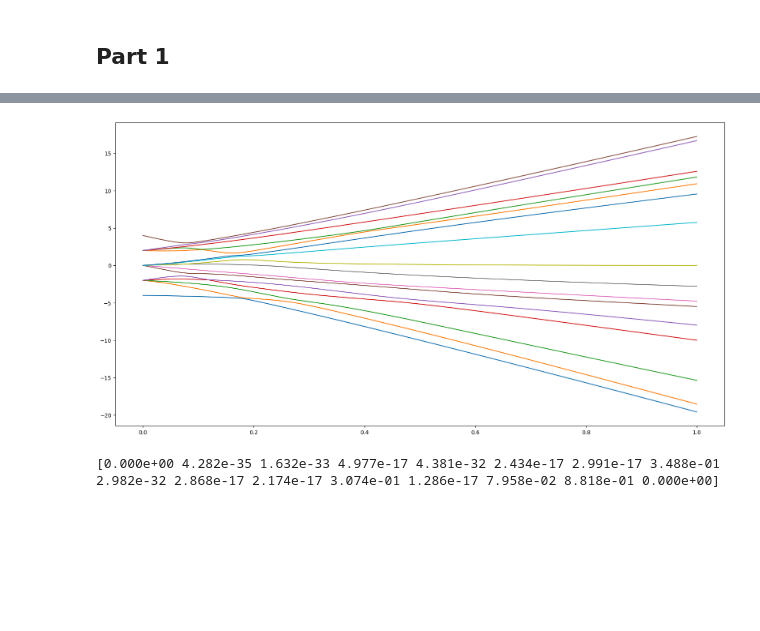
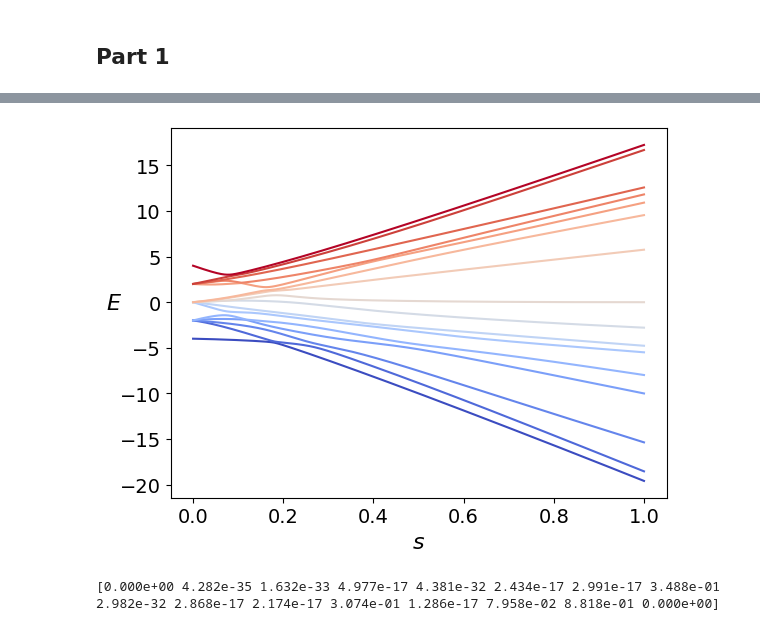
Before and after one commit to Waterbird20/QuantumChallenge, a Jupyter notebook: Prob3/src/prob3.ipynb, the cells around one changed output, grey strips where cells are left out. Drawn from its saved outputs; the diff is of its cells as text; code cells hidden in the pictures; blank space fills up the shorter version.

```diff
--- a/Prob3/src/prob3.ipynb
+++ b/Prob3/src/prob3.ipynb
@@ -219,2 +279,8 @@ for i in range(result.shape[0]):
 # %%
-test = AdiabaticSimulator([-1,2,3,-2,-3,-4],[1,-1,2,3],4)
+Heisenberg_sg = AdiabaticSimulator([-1,2,3,-2,-3,-4],[1,-1,2,3],4)
+result = Heisenberg_sg.EigenSpectrum()
+time_step = np.linspace(0,1,1000)
+fig, ax = plot_eigenspectrum(result)
+fig.savefig("../report/figure/Eigenspectrum_Heisenberg_sg.pdf")
+# %% [output]
+[figure, added]
@@ -223,10 +287,3 @@ result = test.EigenSpectrum()
-# %%
-fig, ax = plt.subplots(figsize=(20,10))
-time_step = np.linspace(0,1,1000)
-for i in range(result.shape[0]):
-	ax.plot(time_step, result[i,:])
-# %% [output]
-[figure, removed]
 # %%
 ground_state, exact_ground = test.AdiabaticEvolution(3000,6000)
 (ground_state.conj() * ground_state).real
```
Also changed, not shown: parts of 11 cells of this notebook, 48 other files.
